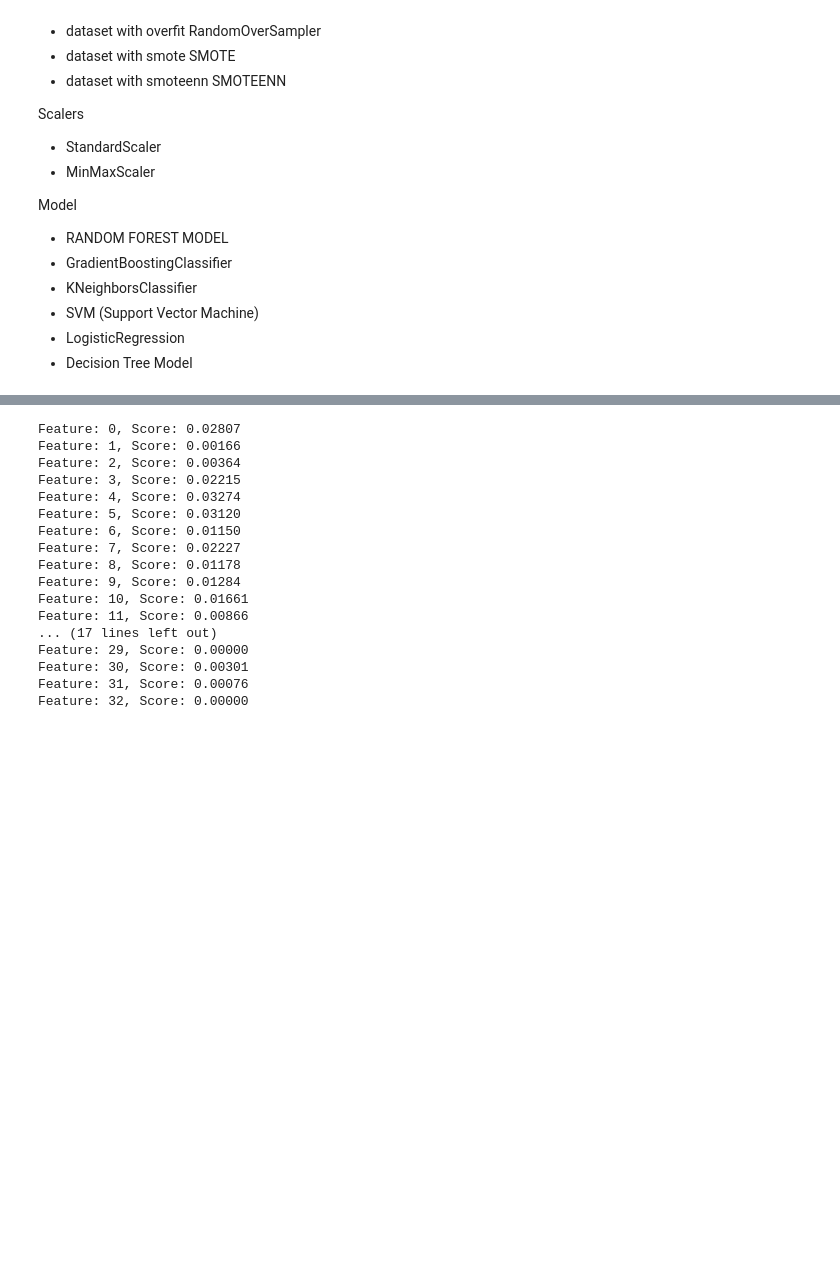
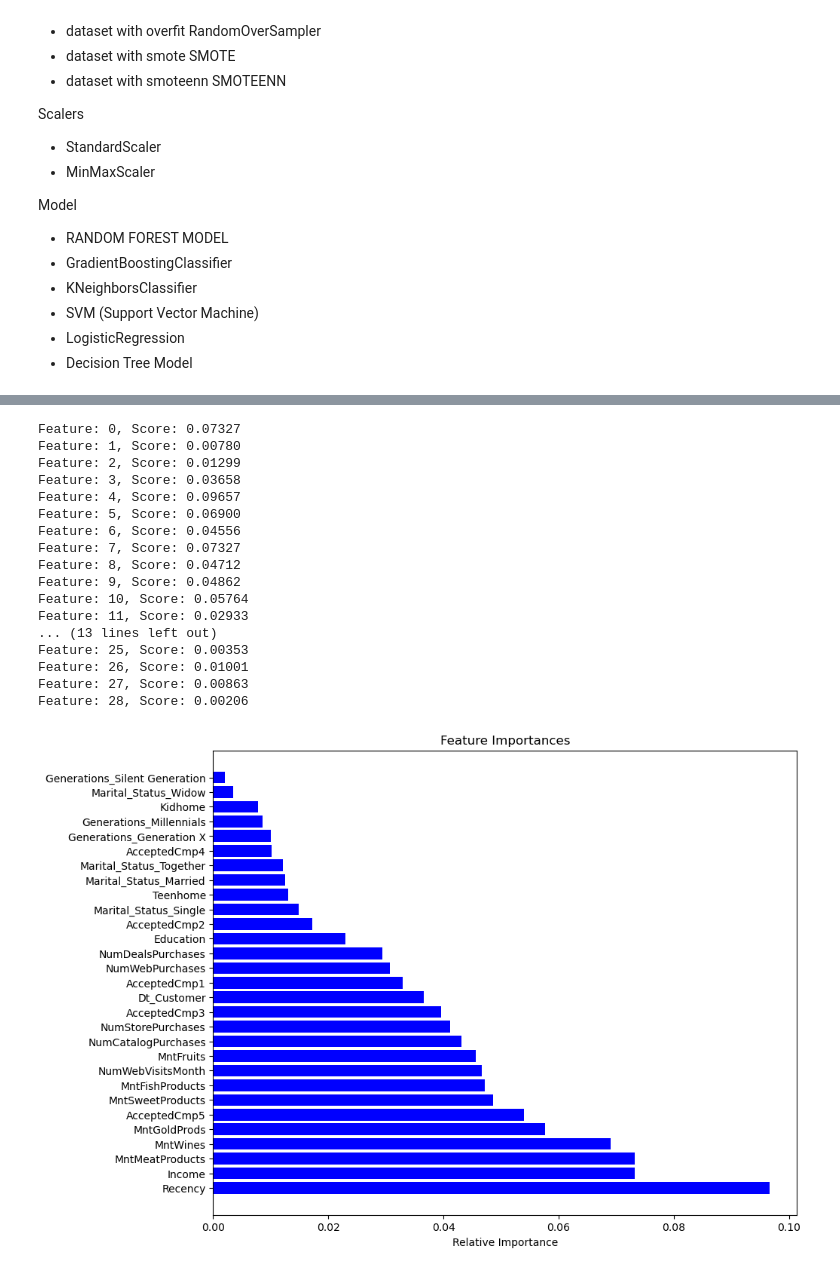
Before and after one commit to ehxewri/Project-2, a Jupyter notebook: Maketing Campaign/Marketing_Campaign.ipynb, the cells around one changed output, grey strips where cells are left out. Cells and saved outputs as stored; diff of their text form; code cells hidden in the pictures; blank space fills up the shorter version.

```diff
--- a/Maketing Campaign/Marketing_Campaign.ipynb
+++ b/Maketing Campaign/Marketing_Campaign.ipynb
@@ -528,26 +425,41 @@ print(data6.head())
 # %%
-model = RandomForestClassifier()
-model.fit(X, y)  # Ensure X and y are your feature matrix and target vector respectively
+model = RandomForestClassifier(n_estimators=85,random_state=42)
+model.fit(X_train, y_train)  # Ensure X and y are your feature matrix and target vector respectively
 importance = model.feature_importances_
 
 # Correct printing method
 for i, v in enumerate(importance):
     print('Feature: %d, Score: %.5f' % (i, v))
 # %% [output]
-Feature: 0, Score: 0.02807
-Feature: 1, Score: 0.00166
-Feature: 2, Score: 0.00364
-Feature: 3, Score: 0.02215
-Feature: 4, Score: 0.03274
-Feature: 5, Score: 0.03120
-Feature: 6, Score: 0.01150
-Feature: 7, Score: 0.02227
-Feature: 8, Score: 0.01178
-Feature: 9, Score: 0.01284
-Feature: 10, Score: 0.01661
-Feature: 11, Score: 0.00866
-... (17 lines left out)
-Feature: 29, Score: 0.00000
-Feature: 30, Score: 0.00301
-Feature: 31, Score: 0.00076
-Feature: 32, Score: 0.00000
+Feature: 0, Score: 0.07327
+Feature: 1, Score: 0.00780
+Feature: 2, Score: 0.01299
+Feature: 3, Score: 0.03658
+Feature: 4, Score: 0.09657
+Feature: 5, Score: 0.06900
+Feature: 6, Score: 0.04556
+Feature: 7, Score: 0.07327
+Feature: 8, Score: 0.04712
+Feature: 9, Score: 0.04862
+Feature: 10, Score: 0.05764
+Feature: 11, Score: 0.02933
+... (13 lines left out)
+Feature: 25, Score: 0.00353
+Feature: 26, Score: 0.01001
+Feature: 27, Score: 0.00863
+Feature: 28, Score: 0.00206
+# %%
+# Extract feature importances and sort them
+importances = model.feature_importances_
+indices = np.argsort(importances)[::-1]
+features = X_train.columns  # Assuming your training data is a DataFrame
+
+# Create a plot
+plt.figure(figsize=(10, 8))
+plt.title('Feature Importances')
+plt.barh(range(len(indices)), importances[indices], color='b', align='center')
+plt.yticks(range(len(indices)), [features[i] for i in indices])
+plt.xlabel('Relative Importance')
+plt.show()
+# %% [output]
+[figure, added]
```
Also changed, not shown: parts of 16 cells of this notebook, 2 other files.
